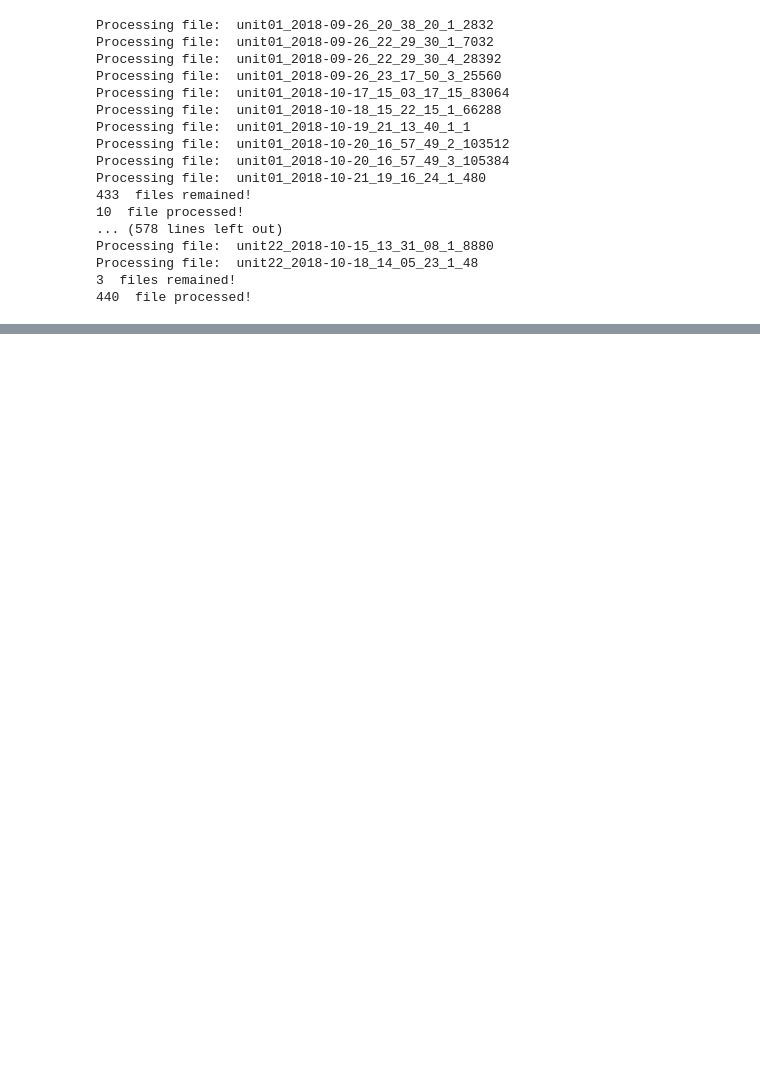
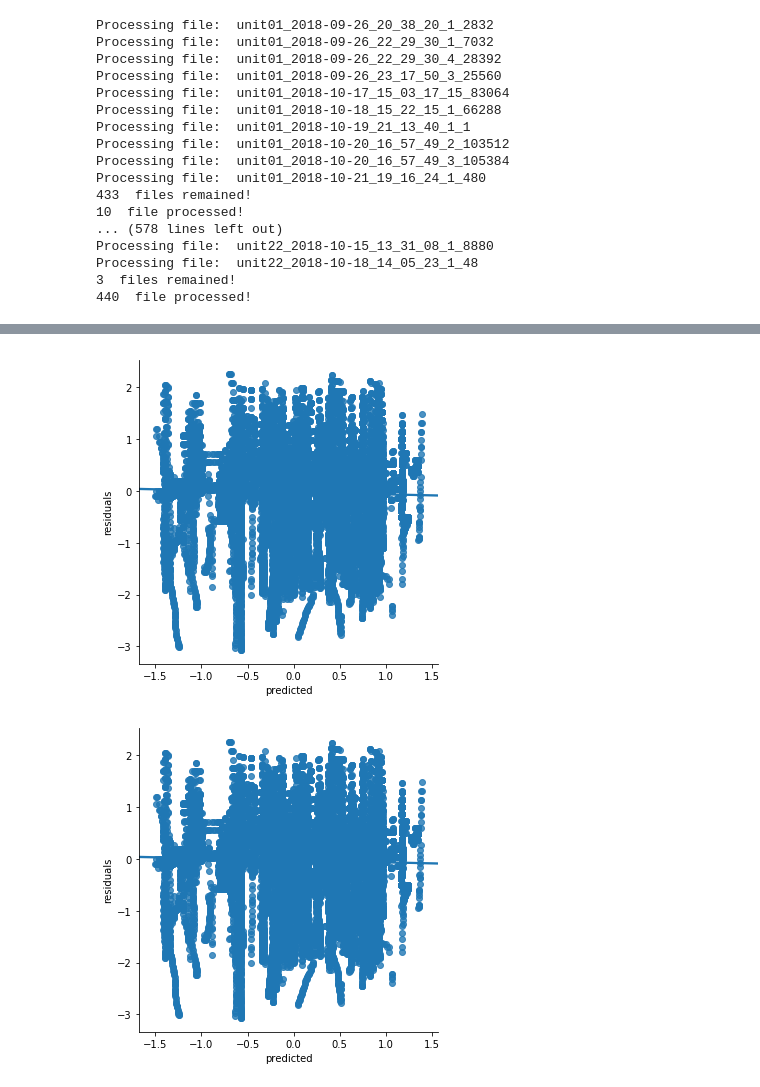
Before and after one commit to saeedarabi92/Farm-equipment-following-behaviour, a Jupyter notebook: notebooks/Mixed_effect_model.ipynb, the cells around one changed output, grey strips where cells are left out. Cells and saved outputs as stored; diff of their text form; code cells hidden in the pictures; blank space fills up the shorter version.

```diff
--- a/notebooks/Mixed_effect_model.ipynb
+++ b/notebooks/Mixed_effect_model.ipynb
@@ -127,0 +134,5 @@ dataset.head()
+# %%
+# construct our model, but this time we will have a random interecept AND a random slope with respect to age
+md = smf.mixedlm("dist ~ Speed_MPH + C(vehicle_type) + C(road_type)", dataset, groups=dataset["filename"], re_formula="1")
+mdf_rand_intercept = md.fit()
+print(mdf_rand_intercept.summary())
@@ -133,3 +180,15 @@ print(mdf.summary())
+# %%
+# and let's plot the predictions
+performance = pd.DataFrame()
+performance["residuals"] = mdf_rand_intercept.resid.values
+performance["dist"] = dataset.dist
+performance["predicted"] = mdf_rand_intercept.fittedvalues
+
+sns.lmplot(x = "predicted", y = "residuals", data = performance)
+plt.show()
+# %% [output]
+[figure, added]
+[figure, added]
 # %%
 sns.lmplot(x = "Speed_MPH", y = "dist", data = dataset, scatter_kws={'alpha':0.2},
            hue="road_type", markers=["o", "x"], palette="Set1")
```
Also changed, not shown: parts of 12 cells of this notebook.
